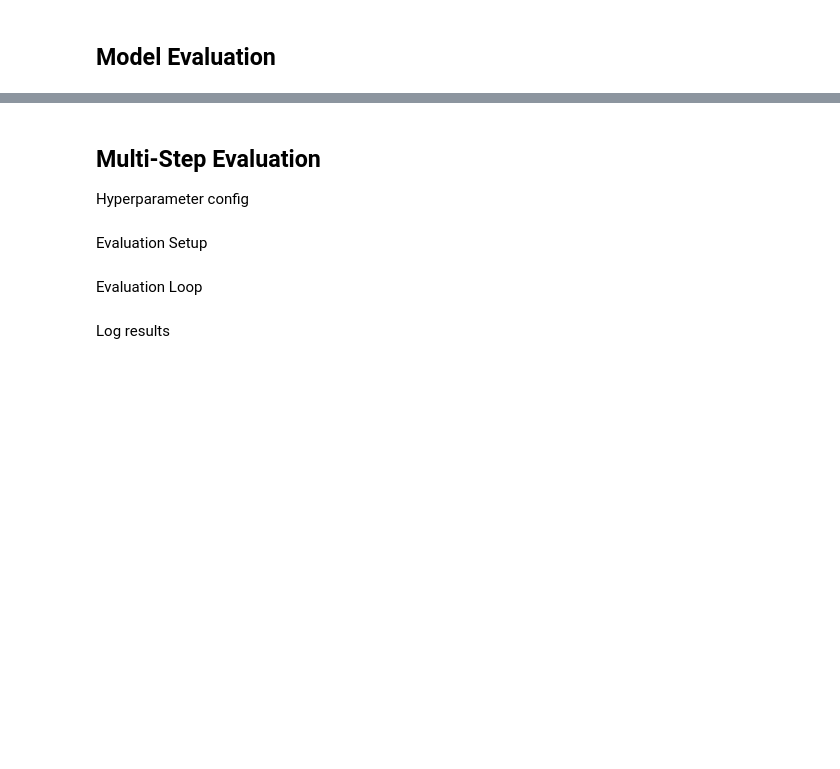
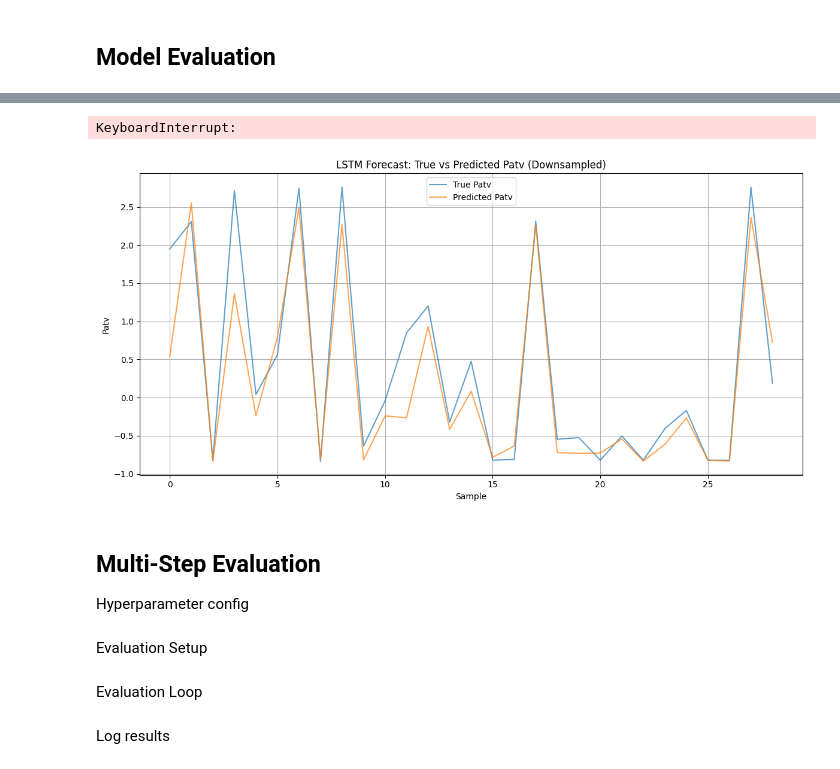
Before and after one commit to Zaltad/Wind_Power_Forecasting, a Jupyter notebook: wind-power-forecasting.ipynb, the cells around one changed output, grey strips where cells are left out. Drawn from its saved outputs; the diff is of its cells as text; code cells hidden in the pictures; blank space fills up the shorter version.

Commit message:
Kaggle Notebook | wind-power-forecastingv1 | Version 16

```diff
--- a/wind-power-forecasting.ipynb
+++ b/wind-power-forecasting.ipynb
@@ -288,7 +288,7 @@ class LSTMForecaster(nn.Module):
         # self.gnn = GCN(in_channels=input_size, hidden_channels=input_size, num_layers=2)
         self.fc = nn.Linear(hidden_dim, 1)
 
-    def forward(self, x):
+    def forward(self, x, edge_index_batched, edge_weight_batched):
         B, T, N, F = x.shape
         y = []
         for t in range(T): #SEQ_LEN
@@ -330,12 +330,12 @@ for epoch in range(EPOCHS):
     total_loss = 0
     for i, (X_batch, y_batch) in enumerate(train_loader):
         optimizer.zero_grad()
-        y_pred = model(X_batch.to(DEVICE))
+        y_pred = model(X_batch.to(DEVICE), edge_index_batched, edge_weight_batched)
         loss = criterion(y_pred, y_batch.to(DEVICE))
         loss.backward()
         optimizer.step()
         total_loss += loss.item()
-        if i % 1000 == 0:
+        if i % 100 == 0:
             print(f"{i} / {len(train_loader)}")
     avg_loss = total_loss / len(train_loader)
     train_losses.append(avg_loss)
@@ -356,3 +356,7 @@ plt.tight_layout()
 plt.show()
 # %% [markdown]
 ## Model Evaluation
+# %%
+model.load_state_dict(torch.load("/kaggle/input/lstm-gnn/pytorch/default/1/lstm_gnn.pth", map_location=torch.device(DEVICE)))
+model.to(DEVICE)
+model.eval()
@@ -361,8 +373,8 @@ model.eval()
 preds, trues = [], []
 with torch.no_grad():
     for X_batch, y_batch in test_loader:
-        y_pred = model(X_batch)
-        preds.extend(y_pred.numpy())
+        y_pred = model(X_batch.to(DEVICE), edge_index_batched, edge_weight_batched)
+        preds.extend(y_pred.cpu().numpy())
         trues.extend(y_batch.numpy())
 
 preds = np.array(preds)
@@ -370,19 +382,23 @@ trues = np.array(trues)
 
 mse = np.mean((preds - trues) ** 2)
 print("Test MSE:", mse)
+# %% [output]
+KeyboardInterrupt:
 # %%
 # Plotting the Prediction vs Actual
 step = 250  # plot every 10th sample
 plt.figure(figsize=(12, 6))
-plt.plot(trues[::step], label="True Patv", alpha=0.7)
-plt.plot(preds[::step], label="Predicted Patv", alpha=0.7)
+plt.plot(trues[::step, 0], label="True Patv", alpha=0.7)
+plt.plot(preds[::step, 0], label="Predicted Patv", alpha=0.7)
 plt.title("LSTM Forecast: True vs Predicted Patv (Downsampled)")
 plt.xlabel("Sample")
 plt.ylabel("Patv")
 plt.grid(True)
 plt.legend()
 plt.tight_layout()
 plt.show()
+# %% [output]
+[figure, added]
 # %% [markdown]
 ## Multi-Step Evaluation
 Hyperparameter config
```
Also changed, not shown: parts of 8 cells of this notebook.
